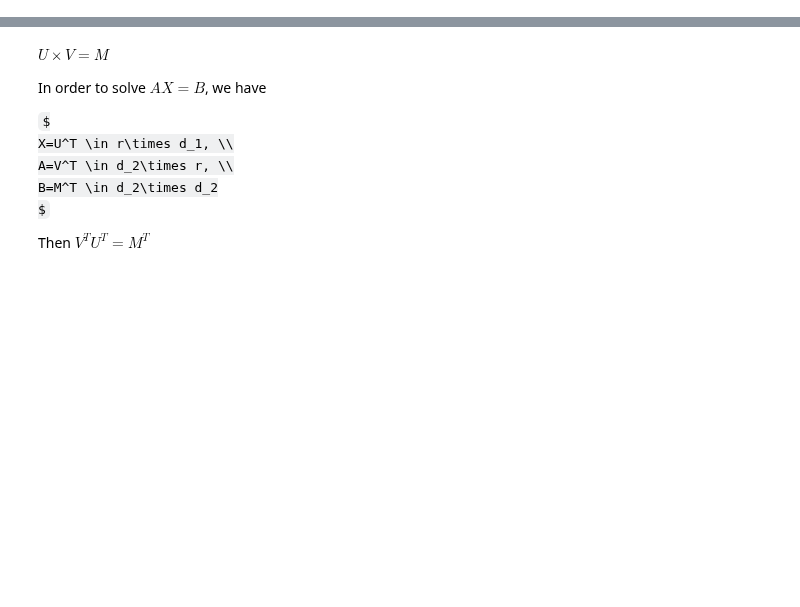
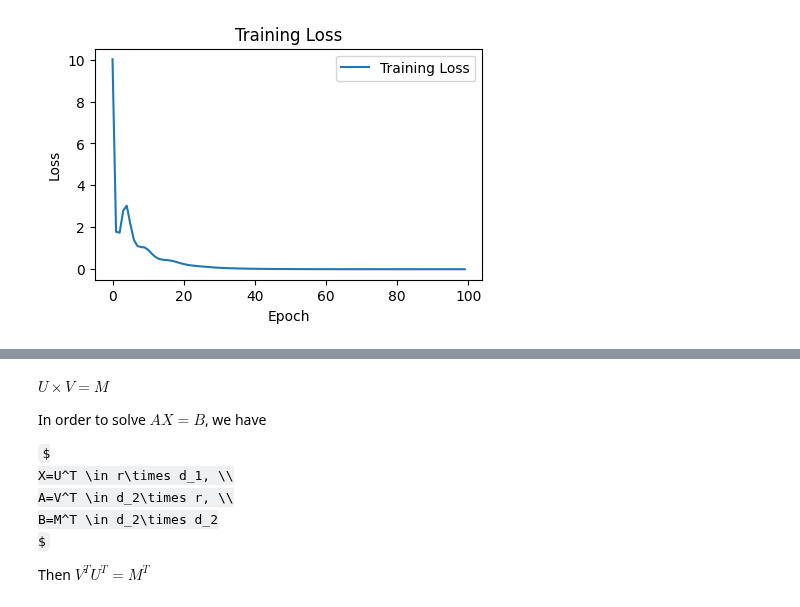
Before and after one commit to VirtuosoResearch/Matrix-completion-from-ultrasparse-samples, a Jupyter notebook: src/run_sparse.ipynb, the cells around one changed output, grey strips where cells are left out. Drawn from its saved outputs; the diff is of its cells as text; code cells hidden in the pictures; some formulas as TeX source; blank space fills up the shorter version.

Commit message:
sparse

```diff
--- a/src/run_sparse.ipynb
+++ b/src/run_sparse.ipynb
@@ -150,0 +193,81 @@ tensor(36518836, device='cuda:0')
+# %%
+# Assume MTM is a sparse tensor of shape (d2, d2)
+MTM = MTM.coalesce()
+indices = MTM.indices()  # Shape: (2, nnz)
+values = MTM.values()    # Shape: (nnz,)
+
+d2 = MTM.shape[0]
+r = 10  # Desired rank
+device = MTM.device
+
+# Initialize U and V
+U = torch.randn(d2, r, device=device, requires_grad=True)
+V = torch.randn(d2, r, device=device, requires_grad=True)
+
+optimizer = optim.Adam([U, V], lr=1)
+epochs = 100
+tol = 1e-5
+train_losses = []
+err_estimates = []
+
+loop = tqdm(range(epochs))
+for epoch in loop:
+    optimizer.zero_grad()
+
+    # Compute predictions at non-zero positions
+    row_indices = indices[0]  # Shape: (nnz,)
+    col_indices = indices[1]  # Shape: (nnz,)
+    preds = torch.sum(U[row_indices] * V[col_indices], dim=1)  # Shape: (nnz,)
+
+    # Compute loss
+    diff = preds - values
+    loss = torch.mean(diff ** 2)
+    loss.backward()
+    optimizer.step()
+
+    train_losses.append(loss.item())
+
+    # Compute relative error using only non-zero elements
+    err_norm = torch.norm(diff)
+    MTM_norm = torch.norm(values)
+    relative_err = err_norm / MTM_norm
+    err_estimates.append(relative_err.item())
+
+    loop.set_description(f"Epoch {epoch+1}/{epochs}, Loss: {loss.item():.6f}, Rel Err: {relative_err:.6f}")
+
+    # Check convergence
+    if epoch > 0 and abs(err_estimates[-1] - err_estimates[-2]) < tol:
+        print("Convergence achieved.")
+        break
+
+# After training, compute X_pred in sparse form
+with torch.no_grad():
+    X_pred_values = torch.sum(U[row_indices] * V[col_indices], dim=1)
+    X_pred = torch.sparse_coo_tensor(indices, X_pred_values, size=MTM.shape, device=MTM.device).coalesce()
+
+X = X_pred
+
+# X_pred is now a sparse tensor
+print(f"Number of non-zero elements in X_pred: {X_pred._nnz()}")
+# Plotting training loss
+plt.figure(figsize=(5, 3))
+plt.plot(train_losses, label='Training Loss')
+plt.xlabel('Epoch')
+plt.ylabel('Loss')
+plt.title('Training Loss')
+plt.legend()
+plt.show()
+
+# Plotting relative error
+plt.figure(figsize=(5, 3))
+plt.plot(err_estimates, label='Relative Error')
+plt.xlabel('Epoch')
+plt.ylabel('Error')
+plt.title('Relative Error')
+plt.legend()
+plt.show()
+
+err = MTM.to_dense() - X.to_dense()
+relative_err = torch.norm(err, 'fro') / torch.norm(MTM.to_dense(), 'fro')
+print(relative_err)
+# %% [output]
@@ -150,0 +275 @@ tensor(36518836, device='cuda:0')
+[figure, added]
```
Also changed, not shown: parts of 15 cells of this notebook, 4 other files.
